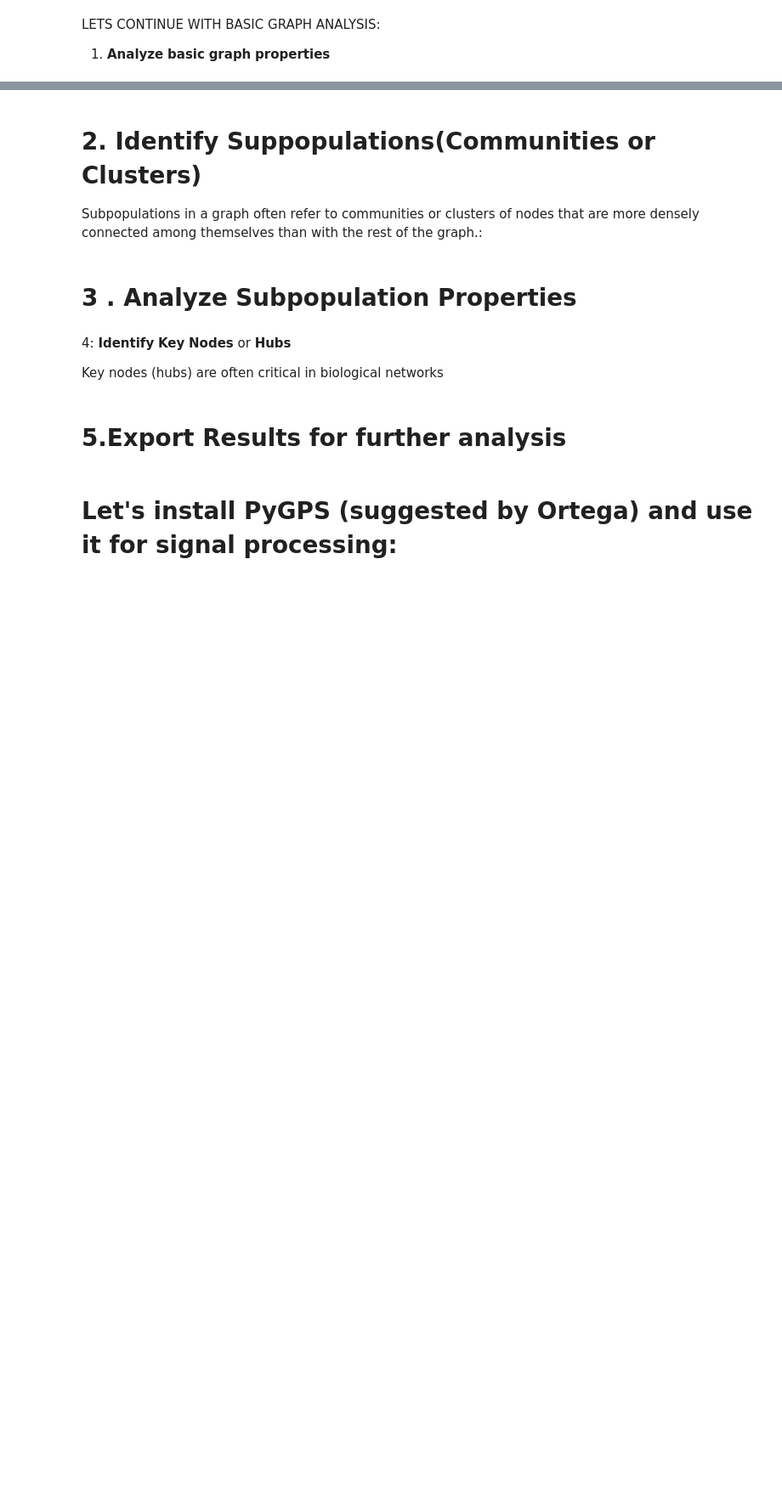
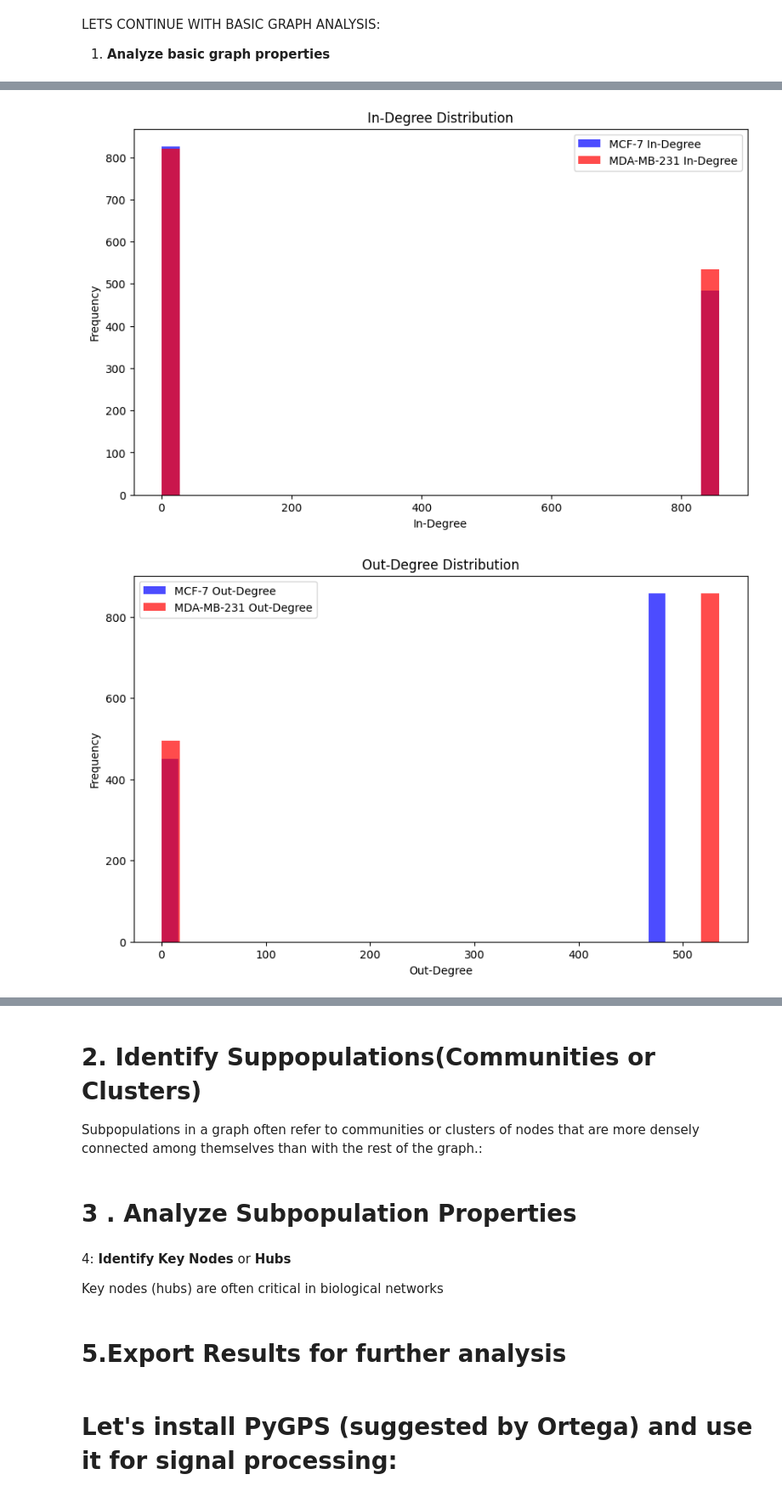
Before and after one commit to Guliko24/NetZoo_network, a Jupyter notebook: GRN_26_MCF7_vs_MDA-MB231_BrCA_TF_list.ipynb, the cells around one changed output, grey strips where cells are left out. Shown: that part at 85% size. Saved outputs shown, nothing was run; the diff lists cells and outputs as text; code cells hidden in the pictures; blank space fills up the shorter version.

```diff
--- a/GRN_26_MCF7_vs_MDA-MB231_BrCA_TF_list.ipynb
+++ b/GRN_26_MCF7_vs_MDA-MB231_BrCA_TF_list.ipynb
@@ -805,3 +826,37 @@ total_degrees_mcf7 = dict(G_mcf7.degree())
 in_degrees_mda = dict(G_mda.in_degree())
 out_degrees_mda = dict(G_mda.out_degree())
 total_degrees_mda = dict(G_mda.degree())
+# %%
+import matplotlib.pyplot as plt
+import numpy as np
+
+# Plotting in-degree distribution for G_mcf7
+plt.figure(figsize=(10, 6))
+plt.hist(in_degrees_mcf7.values(), bins=30, alpha=0.7, color='blue', label='MCF-7 In-Degree')
+plt.hist(in_degrees_mda.values(), bins=30, alpha=0.7, color='red', label='MDA-MB-231 In-Degree')
+plt.title('In-Degree Distribution')
+plt.xlabel('In-Degree')
+plt.ylabel('Frequency')
+plt.legend()
+plt.show()
+
+# Plotting out-degree distribution for G_mcf7
+plt.figure(figsize=(10, 6))
+plt.hist(out_degrees_mcf7.values(), bins=30, alpha=0.7, color='blue', label='MCF-7 Out-Degree')
+plt.hist(out_degrees_mda.values(), bins=30, alpha=0.7, color='red', label='MDA-MB-231 Out-Degree')
+plt.title('Out-Degree Distribution')
+plt.xlabel('Out-Degree')
+plt.ylabel('Frequency')
+plt.legend()
+plt.show()
+
+# Plotting total degree distribution for G_mcf7
+plt.figure(figsize=(10, 6))
+plt.hist(total_degrees_mcf7.values(), bins=30, alpha=0.7, color='blue', label='MCF-7 Total Degree')
+plt.hist(total_degrees_mda.values(), bins=30, alpha=0.7, color='red', label='MDA-MB-231 Total Degree')
+plt.title('Total Degree Distribution')
+plt.xlabel('Total Degree')
+plt
+# %% [output]
+[figure, added]
+[figure, added]
```
Also changed, not shown: parts of 12 cells of this notebook.
